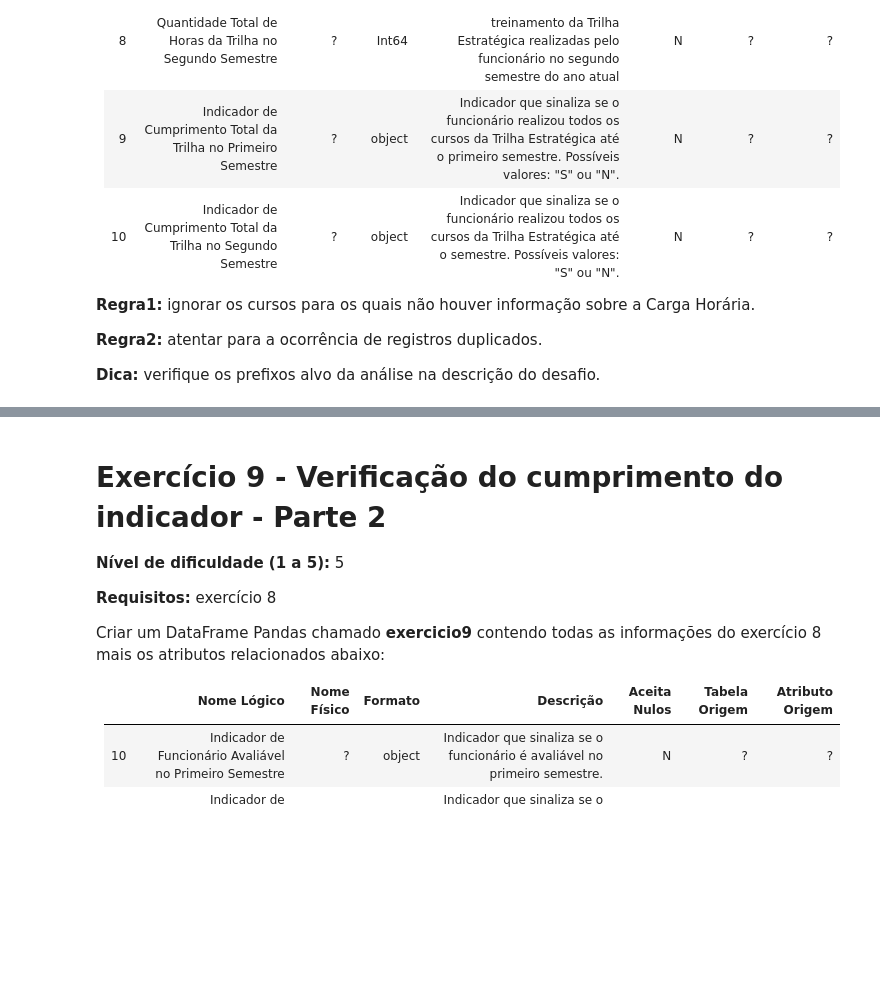
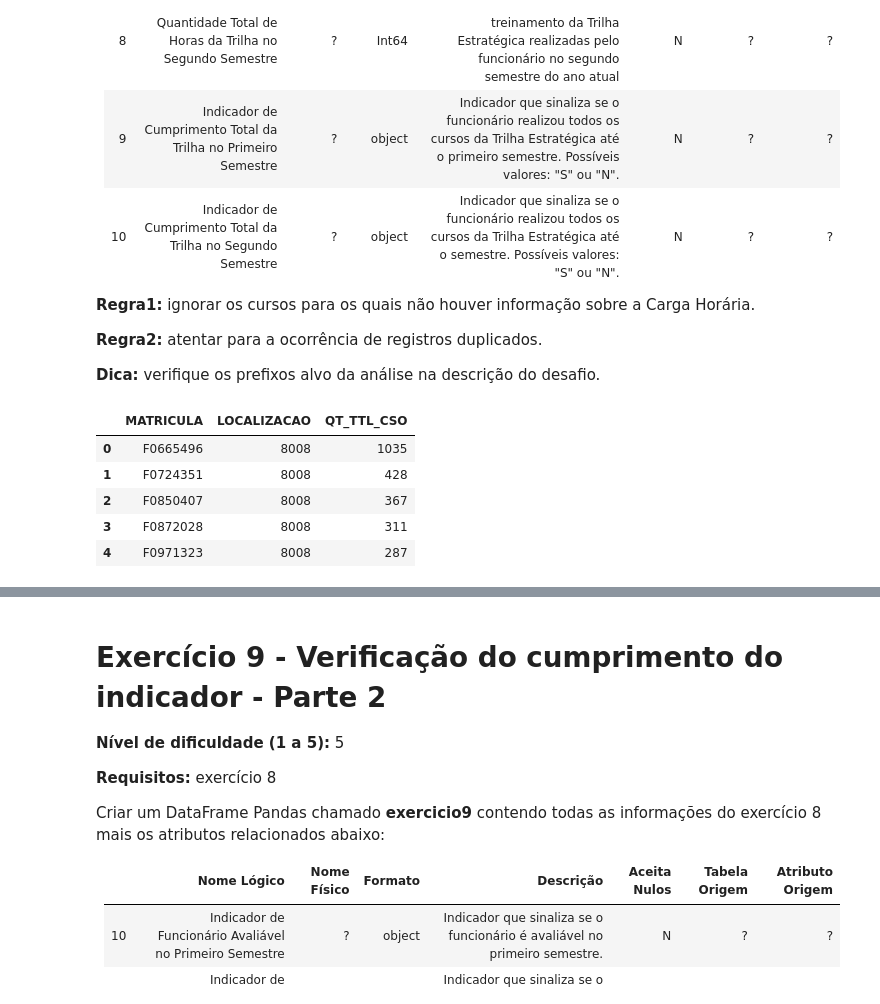
Before and after one commit to AllexRocha/desafio_engdedados, a Jupyter notebook: F0429482_engenharia.ipynb, the cells around one changed output, grey strips where cells are left out. Drawn from its saved outputs; the diff is of its cells as text; code cells hidden in the pictures; blank space fills up the shorter version.

```diff
--- a/F0429482_engenharia.ipynb
+++ b/F0429482_engenharia.ipynb
@@ -946,0 +931,22 @@ Criar um DataFrame Pandas chamado <b>exercicio8</b> contendo as informações co
+# %%
+dados_funci = exercicio4.copy()
+dados_funci['MATRICULA'] = dados_funci['MATRICULA'].apply(ajustar_matricula)
+exercicio8 = dados_funci[['MATRICULA', 'LOCALIZACAO']]
+# %%
+qtd_cursos = mat_e_curso['MATRICULA'].value_counts()
+# Transformar o resultado em um DataFrame
+df_qtd_cursos = qtd_cursos.reset_index()
+
+# Renomear as colunas para "MATRICULA" e "QT_TTL_CSO"
+df_qtd_cursos.columns = ['MATRICULA', 'QT_TTL_CSO']
+# %%
+exercicio8 = pd.merge(exercicio8, df_qtd_cursos, on='MATRICULA', how='left')
+# %%
+exercicio8.head()
+# %% [output]
+|  | MATRICULA | LOCALIZACAO | QT_TTL_CSO |
+| 0 | F0665496 | 8008 | 1035 |
+| 1 | F0724351 | 8008 | 428 |
+| 2 | F0850407 | 8008 | 367 |
+| 3 | F0872028 | 8008 | 311 |
+| 4 | F0971323 | 8008 | 287 |
```
Also changed, not shown: parts of 34 cells of this notebook.
